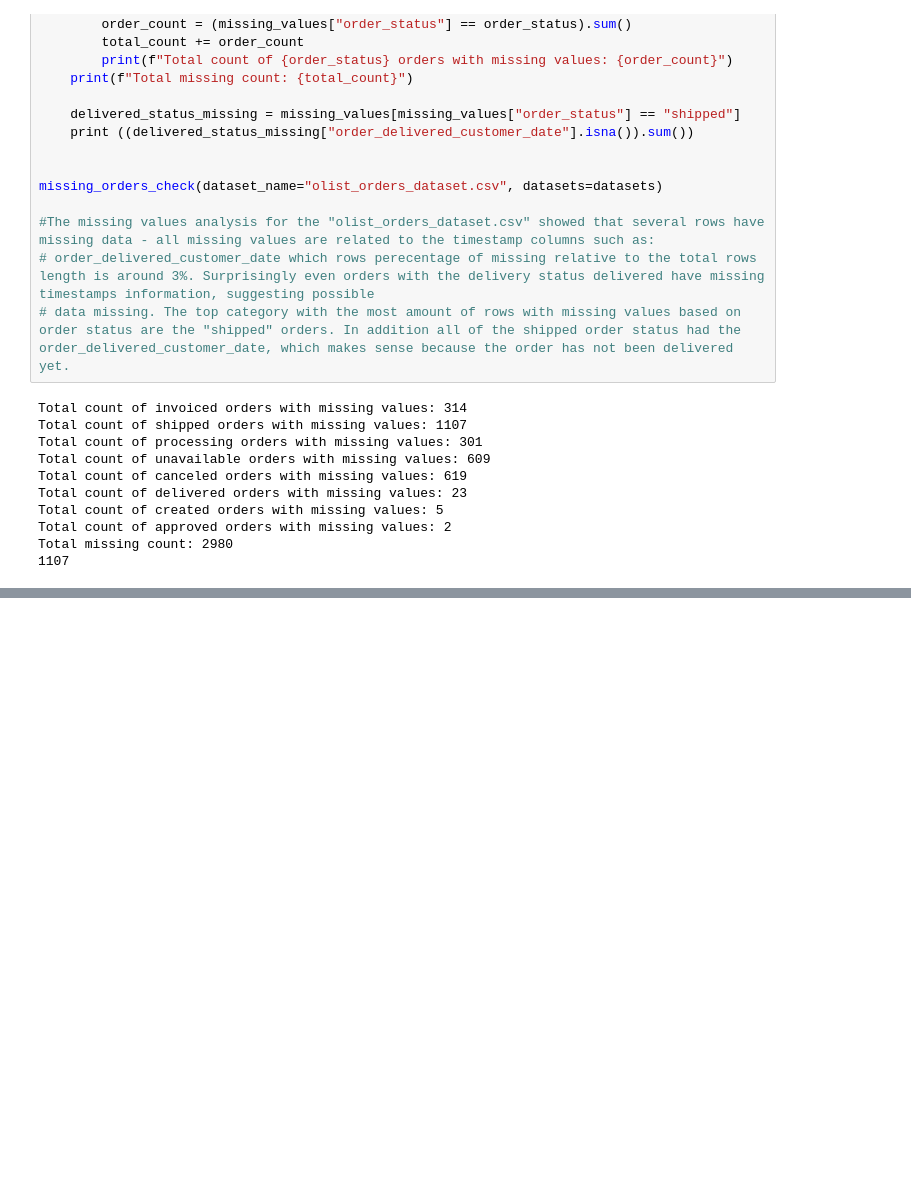
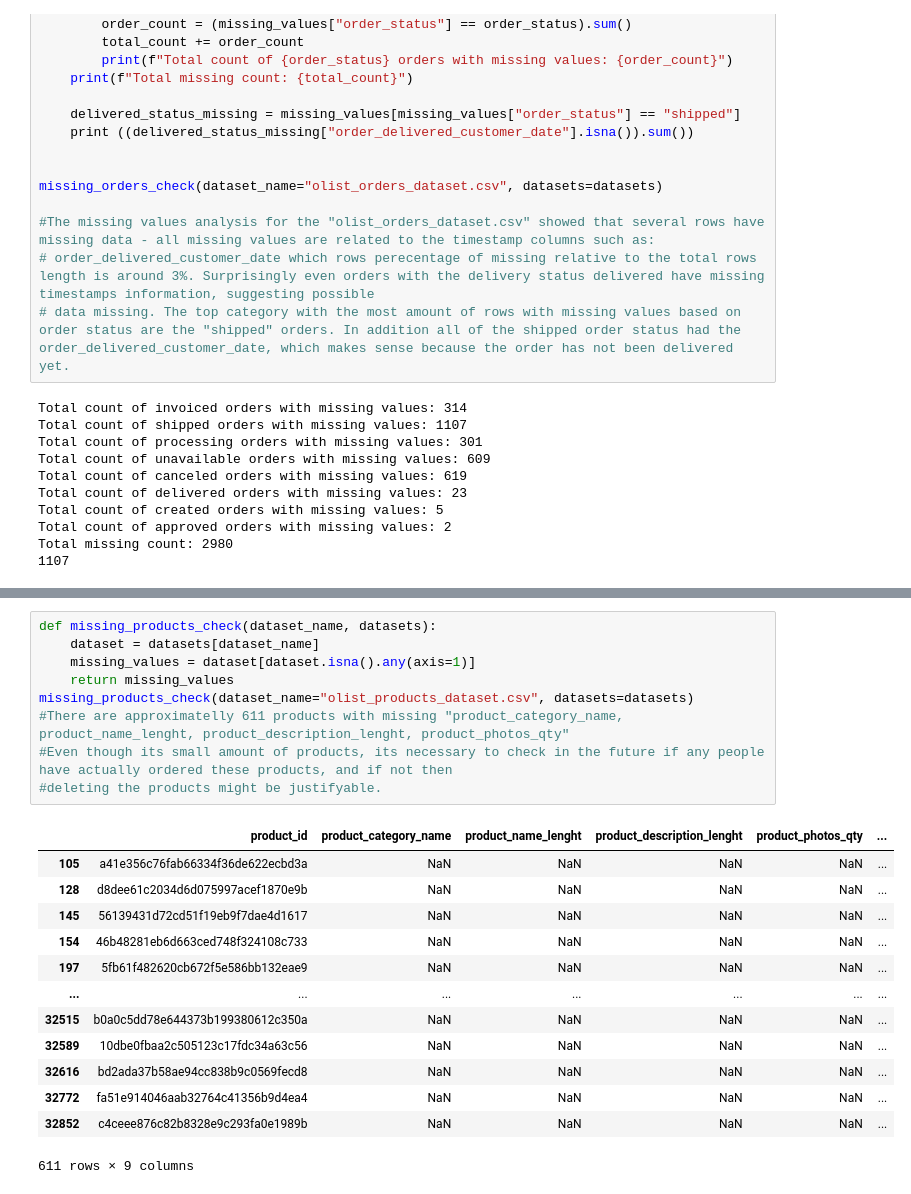
Before and after one commit to FinnMax/olist-python-eda, a Jupyter notebook: notebooks/01_data_understanding.ipynb, the cells around one changed output, grey strips where cells are left out. Saved outputs shown, nothing was run; the diff lists cells and outputs as text; blank space fills up the shorter version.

```diff
--- a/notebooks/01_data_understanding.ipynb
+++ b/notebooks/01_data_understanding.ipynb
@@ -139,0 +174,23 @@ review_missing_values
+# %%
+def missing_products_check(dataset_name, datasets):
+    dataset = datasets[dataset_name]
+    missing_values = dataset[dataset.isna().any(axis=1)]
+    return missing_values
+missing_products_check(dataset_name="olist_products_dataset.csv", datasets=datasets)
+#There are approximatelly 611 products with missing "product_category_name, product_name_lenght, product_description_lenght, product_photos_qty"
+#Even though its small amount of products, its necessary to check in the future if any people have actually ordered these products, and if not then
+#deleting the products might be justifyable.
+# %% [output]
+|  | product_id | product_category_name | product_name_lenght | product_description_lenght | product_photos_qty | ... |
+| 105 | a41e356c76fab66334f36de622ecbd3a | NaN | NaN | NaN | NaN | ... |
+| 128 | d8dee61c2034d6d075997acef1870e9b | NaN | NaN | NaN | NaN | ... |
+| 145 | 56139431d72cd51f19eb9f7dae4d1617 | NaN | NaN | NaN | NaN | ... |
+| 154 | 46b48281eb6d663ced748f324108c733 | NaN | NaN | NaN | NaN | ... |
+| 197 | 5fb61f482620cb672f5e586bb132eae9 | NaN | NaN | NaN | NaN | ... |
+| ... | ... | ... | ... | ... | ... | ... |
+| 32515 | b0a0c5dd78e644373b199380612c350a | NaN | NaN | NaN | NaN | ... |
+| 32589 | 10dbe0fbaa2c505123c17fdc34a63c56 | NaN | NaN | NaN | NaN | ... |
+| 32616 | bd2ada37b58ae94cc838b9c0569fecd8 | NaN | NaN | NaN | NaN | ... |
+| 32772 | fa51e914046aab32764c41356b9d4ea4 | NaN | NaN | NaN | NaN | ... |
+| 32852 | c4ceee876c82b8328e9c293fa0e1989b | NaN | NaN | NaN | NaN | ... |
+611 rows × 9 columns
```
Also changed, not shown: parts of 6 cells of this notebook.
